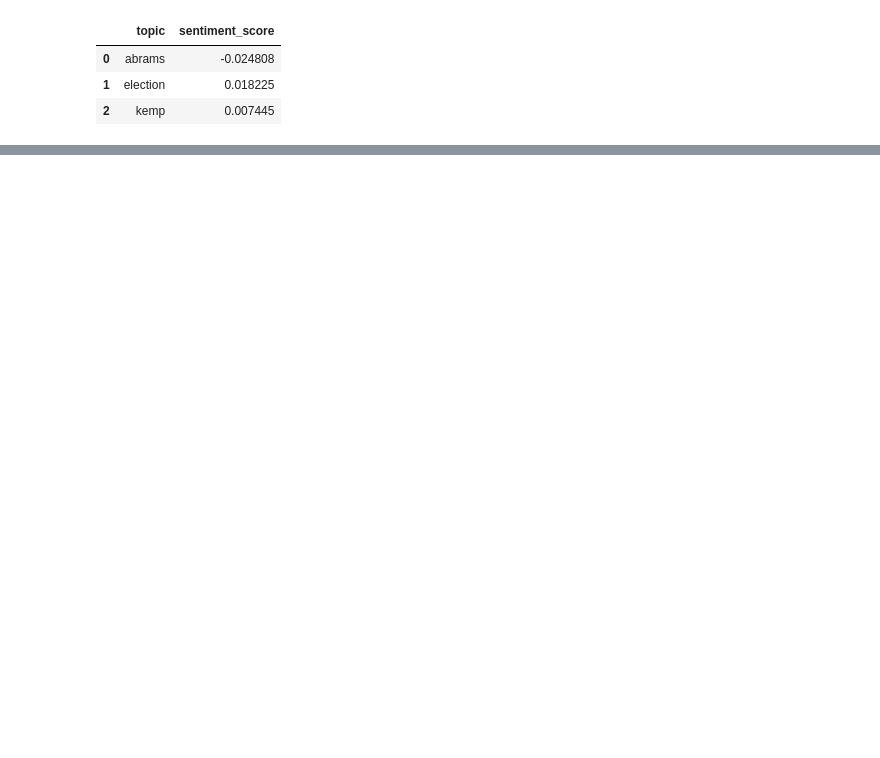
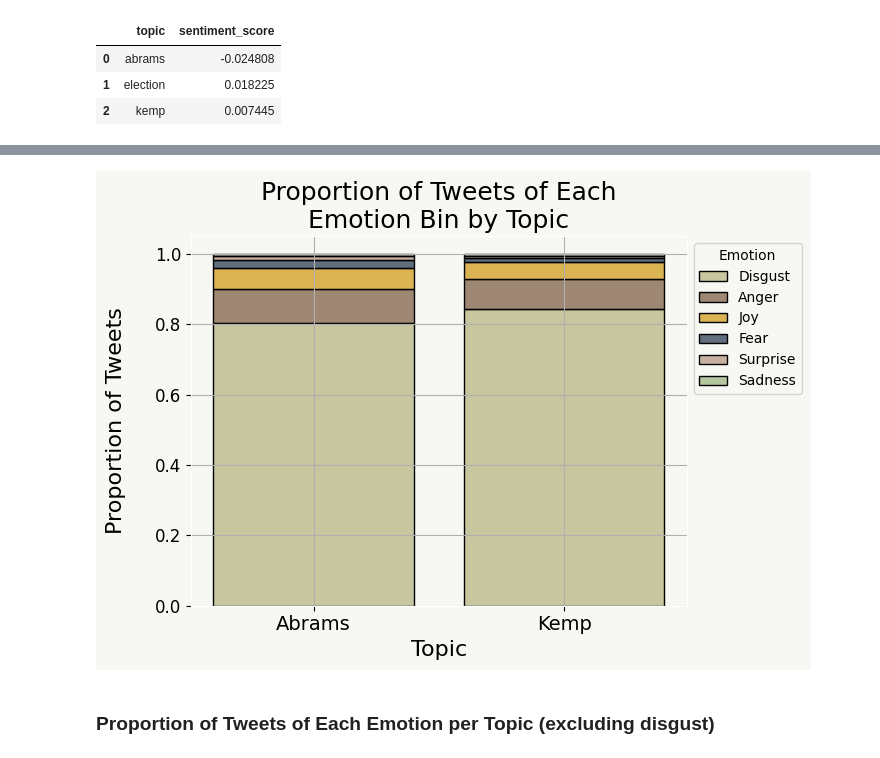
Before and after one commit to monroefarris/anly580_final_project, a Jupyter notebook: Analysis_Code/sentiment_analysis.ipynb, the cells around one changed output, grey strips where cells are left out. Saved outputs shown, nothing was run; the diff lists cells and outputs as text; code cells hidden in the pictures; blank space fills up the shorter version.

```diff
--- a/Analysis_Code/sentiment_analysis.ipynb
+++ b/Analysis_Code/sentiment_analysis.ipynb
@@ -393,0 +169,21 @@ plt.legend()
+# %%
+# Plot the distribution of proportions of each emotion for each topic
+sns.histplot(
+    topic_counts_emotion_sub,
+    x = 'topic',
+    weights = 'prop',
+    hue = 'emotion_output',
+    multiple = 'stack',
+    palette = [color1, color2, color3, color7, color5, color6],
+    shrink = 0.8
+)
+plt.title('Proportion of Tweets of Each\nEmotion Bin by Topic', fontsize = 18)
+plt.ylabel('Proportion of Tweets\n', fontsize = 16)
+plt.xlabel('Topic', fontsize = 16)
+plt.xticks([0,1], ['Abrams', 'Kemp'], fontsize = 14)
+plt.legend(title = 'Emotion', labels = ['Disgust', 'Anger', 'Joy', 'Fear', 'Surprise', 'Sadness'], loc = 2, bbox_to_anchor = (1,1))
+plt.savefig('../Visualizations/sentAnalysis_emot_prop_by_topic.png', bbox_inches='tight')
+# %% [output]
+[figure, added]
+# %% [markdown]
+### Proportion of Tweets of Each Emotion per Topic (excluding disgust)
```
Also changed, not shown: parts of 60 cells of this notebook, 7 other files.
